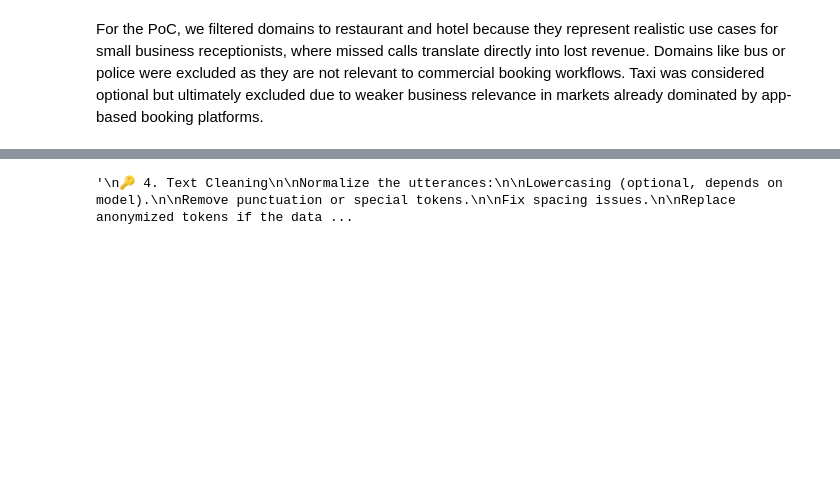
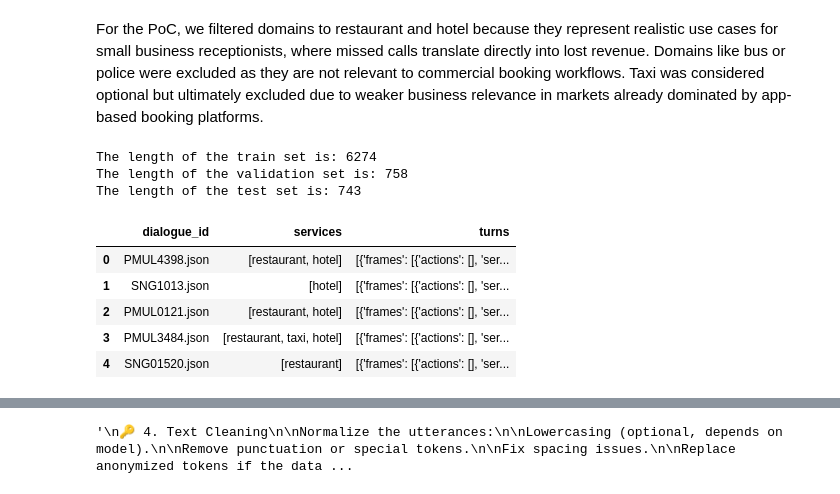
Before and after one commit to aliallam123/AI-Receptionist, a Jupyter notebook: Machine Learning Workflow/Data Preprocessing/data-preprocessing.ipynb, the cells around one changed output, grey strips where cells are left out. Drawn from its saved outputs; the diff is of its cells as text; code cells hidden in the pictures; blank space fills up the shorter version.

```diff
--- a/Machine Learning Workflow/Data Preprocessing/data-preprocessing.ipynb
+++ b/Machine Learning Workflow/Data Preprocessing/data-preprocessing.ipynb
@@ -271,3 +261,42 @@ Taxi is a maybe as it has intents such as pickup, dropoff, time and I could use
 But modern users just use Uber/Bolt so business case is quite weak. Let's just stick with restaurant and hotel.
 # %% [markdown]
 For the PoC, we filtered domains to restaurant and hotel because they represent realistic use cases for small business receptionists, where missed calls translate directly into lost revenue. Domains like bus or police were excluded as they are not relevant to commercial booking workflows. Taxi was considered optional but ultimately excluded due to weaker business relevance in markets already dominated by app-based booking platforms.
+# %%
+import os
+import json
+import pandas as pd
+
+base_path = r"C:\Users\banta\OneDrive\Desktop\AI Receptionist\data"
+
+split_data = {"train": [], "validation": [], "test": []}
+
+for split in ["train", "validation", "test"]:
+    split_dir = os.path.join(base_path, split)
+    for name in os.listdir(split_dir):
+        if not name.endswith(".json"):
+            continue
+        with open(os.path.join(split_dir, name), encoding="utf-8") as f:
+            data = json.load(f)
+            for dialogue in data:
+                if "restaurant" in dialogue["services"] or "hotel" in dialogue["services"]:
+                    split_data[split].append(dialogue)
+
+# now you can easily make your 3 dataframes
+train_df = pd.DataFrame(split_data["train"])
+val_df = pd.DataFrame(split_data["validation"])
+test_df = pd.DataFrame(split_data["test"])
+
+print(f"The length of the train set is: {len(train_df)} \nThe length of the validation set is: {len(val_df)} \nThe length of the test set is: {len(test_df)}")
+# %% [output]
+The length of the train set is: 6274
+The length of the validation set is: 758
+The length of the test set is: 743
+# %%
+train_df.head()
+# %% [output]
+|  | dialogue_id | services | turns |
+| 0 | PMUL4398.json | [restaurant, hotel] | [{'frames': [{'actions': [], 'ser... |
+| 1 | SNG1013.json | [hotel] | [{'frames': [{'actions': [], 'ser... |
+| 2 | PMUL0121.json | [restaurant, hotel] | [{'frames': [{'actions': [], 'ser... |
+| 3 | PMUL3484.json | [restaurant, taxi, hotel] | [{'frames': [{'actions': [], 'ser... |
+| 4 | SNG01520.json | [restaurant] | [{'frames': [{'actions': [], 'ser... |
```
Also changed, not shown: parts of 2 cells of this notebook, 4 other files.
